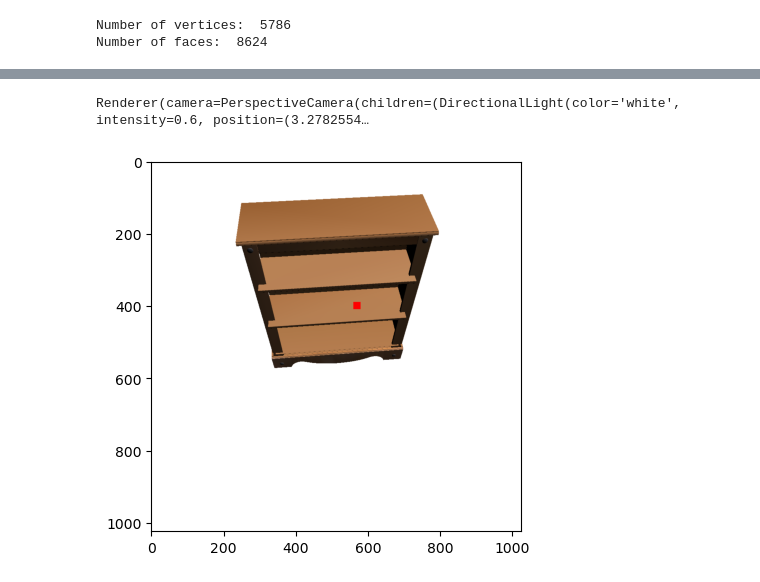
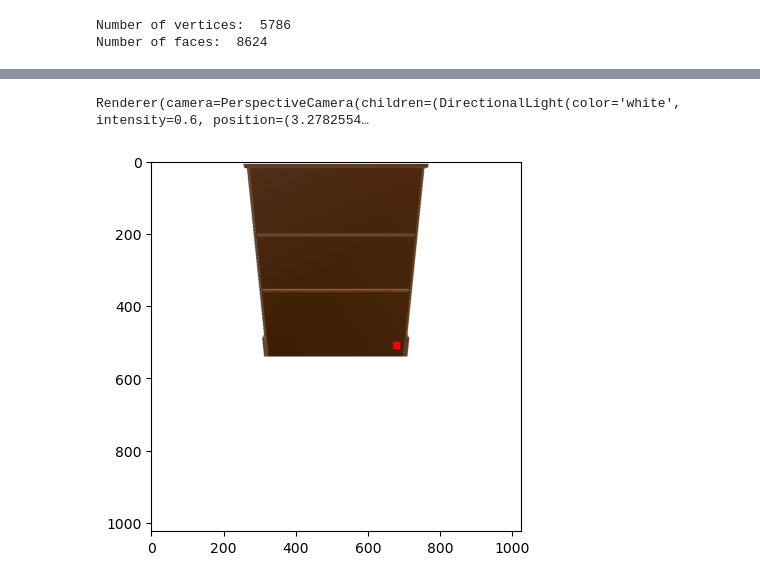
Before and after one commit to n-khalil/SATR-tests, a Jupyter notebook: project_back.ipynb, the cells around one changed output, grey strips where cells are left out. Cells and saved outputs as stored; diff of their text form; code cells hidden in the pictures.

Commit message:
Project Back image

```diff
--- a/project_back.ipynb
+++ b/project_back.ipynb
@@ -201,17 +200,16 @@ def get_camera_properties(elev, azim, r):
 
 def project_pixel(pixel, width, height, point_cloud, elev, azim, r, fov, face_id):
     eye, look_at, upVector = get_camera_properties(elev, azim, r)
-    ray = build_ray_at((0,0), eye, upVector, look_at, fov, width, height, col='blue')
-    ray = build_ray_at((width, 0), eye, upVector, look_at, fov, width, height, col='blue')
-    ray = build_ray_at((0, height), eye, upVector, look_at, fov, width, height, col='blue')
-    ray = build_ray_at((width, height), eye, upVector, look_at, fov, width, height, col='blue')
+    # ray = build_ray_at((0,0), eye, upVector, look_at, fov, width, height, col='blue')
+    # ray = build_ray_at((width, 0), eye, upVector, look_at, fov, width, height, col='blue')
+    # ray = build_ray_at((0, height), eye, upVector, look_at, fov, width, height, col='blue')
+    # ray = build_ray_at((width, height), eye, upVector, look_at, fov, width, height, col='blue')
     ray = build_ray_at(pixel, eye, upVector, look_at, fov, width, height, 'red')
     triangle = mesh.vertices[mesh.faces[face_id]].to(device)
     intersection = ray.ray_triangle_intersection(triangle)
     # p.add_points(intersection.view(-1, 3).cpu().numpy(), shading={'point_size':0.28, 'point_color':'orange'})
     pt = closest_point(point_cloud, intersection, face_id)
     return pt
-
 
 def build_ray_at(pixel, eye, up, look_at, fov, width, height, col):
     right = torch.cross(look_at, up)
@@ -227,11 +225,11 @@ def build_ray_at(pixel, eye, up, look_at, fov, width, height, col):
     rayDirection = look_at + ((u-0.5) * aspect_ratio * w) * right - ((0.5 - v) * w) * up
 
     rayDirection = rayDirection / torch.norm(rayDirection)
-    p.add_points(eye.unsqueeze(0).cpu().numpy(), shading={'point_size':0.25, 'point_color':'green'})
-    p.add_lines(eye.unsqueeze(0).cpu().numpy(), (eye + 0.6*look_at).unsqueeze(0).cpu().numpy(), shading={'line_color':'black'})
-    p.add_lines(eye.unsqueeze(0).cpu().numpy(), (eye + 0.6*up).unsqueeze(0).cpu().numpy(), shading={'line_color':'black'})
-    p.add_lines(eye.unsqueeze(0).cpu().numpy(), (eye + 0.6*right).unsqueeze(0).cpu().numpy(), shading={'line_color':'black'})
-    p.add_lines(eye.unsqueeze(0).cpu().numpy(), (eye + 3.*rayDirection).unsqueeze(0).cpu().numpy(), shading={'line_color':col})
+    # p.add_points(eye.unsqueeze(0).cpu().numpy(), shading={'point_size':0.25, 'point_color':'green'})
+    # p.add_lines(eye.unsqueeze(0).cpu().numpy(), (eye + 0.6*look_at).unsqueeze(0).cpu().numpy(), shading={'line_color':'black'})
+    # p.add_lines(eye.unsqueeze(0).cpu().numpy(), (eye + 0.6*up).unsqueeze(0).cpu().numpy(), shading={'line_color':'black'})
+    # p.add_lines(eye.unsqueeze(0).cpu().numpy(), (eye + 0.6*right).unsqueeze(0).cpu().numpy(), shading={'line_color':'black'})
+    # p.add_lines(eye.unsqueeze(0).cpu().numpy(), (eye + 3.*rayDirection).unsqueeze(0).cpu().numpy(), shading={'line_color':col})
     ray = Ray(eye, rayDirection, torch.device("cuda:0"))
     return ray
 
@@ -282,36 +280,36 @@ class Ray():
     def __str__(self):
         return f'Origin:\n{self.origin}\nDirection:\n{self.direction}'
 # %%
-# elev = torch.deg2rad(torch.tensor(35)).to(device)
+# elev = torch.deg2rad(torch.tensor(45)).to(device)
 # azim = torch.deg2rad(torch.tensor(25)).to(device)
-elev = torch.deg2rad(torch.tensor(55)).to(device)
-azim = torch.deg2rad(torch.tensor(95)).to(device)
+elev = torch.deg2rad(torch.tensor(25)).to(device)
+azim = torch.deg2rad(torch.tensor(270)).to(device)
 # r = 1.3
-r = 2.2
+r = 2.
 image, face_idx = render_view(elev, azim, r)
 face_idx = face_idx.squeeze()
 # pixel = (650, 570)
-pixel = (400, 570)
+pixel = (510, 680)
 face_id = face_idx[pixel[0], pixel[1]].item()
 p = mp.plot(point_cloud, shading={'point_size':0.1, 'point_color':'black'}, return_plot=True)
 # p.add_mesh(vertices, faces)
 
 pt = project_pixel(
     pixel, 1024, 1024,
     torch.tensor(point_cloud,
                 device=torch.device('cuda:0'),
                 dtype=torch.float32
                 ),
     elev, azim, r, np.pi / 3, face_id)
 
 image[pixel[0]-10:pixel[0]+10, pixel[1]-10:pixel[1]+10] = np.array([255,0,0])
 plt.imshow(image)
 plt.show()
 p.add_points(point_cloud[pt].reshape(1, -1), shading={'point_size':0.35, 'point_color':'blue'})
 plt.show()
 # %% [output]
 Renderer(camera=PerspectiveCamera(children=(DirectionalLight(color='white', intensity=0.6, position=(3.2782554…
-[figure, old version]
+[figure, new version]
 # %%
 def project_back_image(bbox, width, height, point_cloud, elev, azim, r, fov, face_idx, p):
     (startX, startY) , (endX, endY) = (bbox[0], bbox[1])
```
Also changed, not shown: parts of 8 cells of this notebook.
